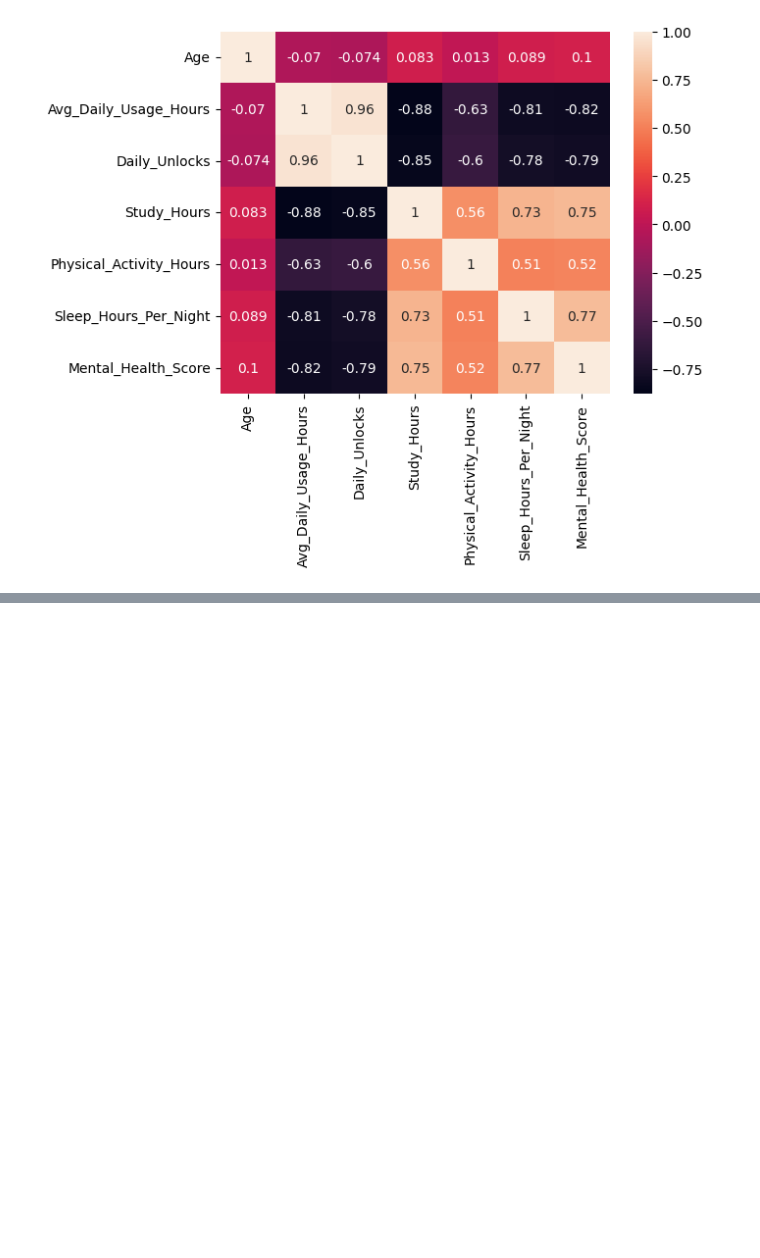
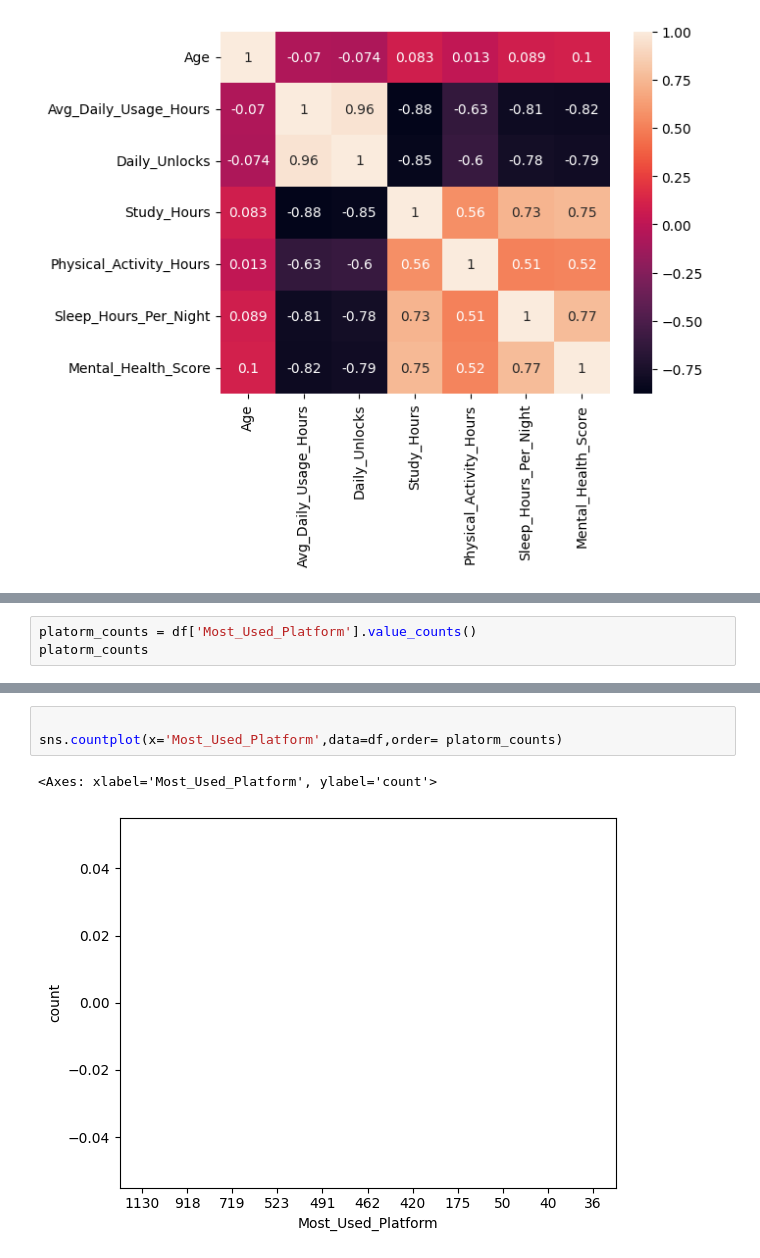
Before and after one commit to Sarthak-Rajvaidya/Mental_Health_Score, a Jupyter notebook: ML_Project_mental_health_score.ipynb, the cells around one changed output, grey strips where cells are left out. Cells and saved outputs as stored; diff of their text form; blank space fills up the shorter version.

```diff
--- a/ML_Project_mental_health_score.ipynb
+++ b/ML_Project_mental_health_score.ipynb
@@ -109,0 +138,3 @@ sns.heatmap(df.corr(numeric_only=True),annot=True)
+# %%
+platorm_counts = df['Most_Used_Platform'].value_counts()
+platorm_counts
@@ -109,0 +157,6 @@ sns.heatmap(df.corr(numeric_only=True),annot=True)
+# %%
+
+sns.countplot(x='Most_Used_Platform',data=df,order= platorm_counts)
+# %% [output]
+<Axes: xlabel='Most_Used_Platform', ylabel='count'>
+[figure, added]
```
Also changed, not shown: parts of 6 cells of this notebook.
